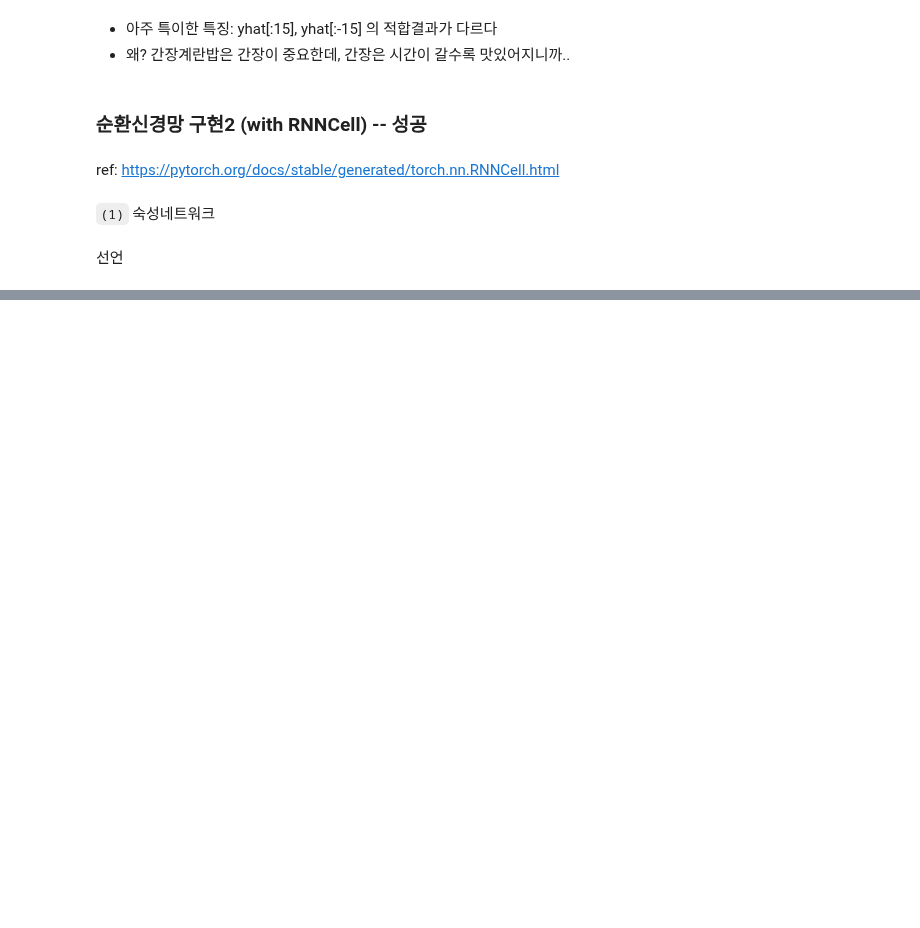
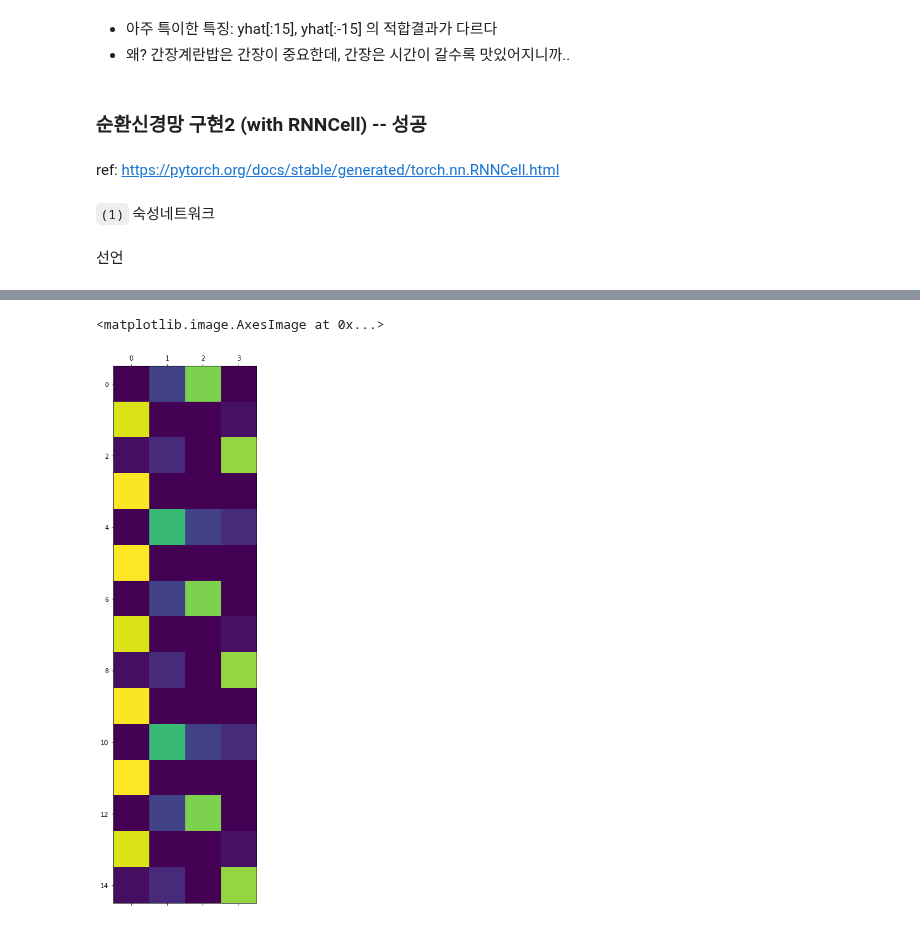
Before and after one commit to guebin/DL2022_backup, a Jupyter notebook: _notebooks/2022-11-08-(10주차) 11월8일.ipynb, the cells around one changed output, grey strips where cells are left out. Cells and saved outputs as stored; diff of their text form; code cells hidden in the pictures; blank space fills up the shorter version.

```diff
--- a/_notebooks/2022-11-08-(10주차) 11월8일.ipynb
+++ b/_notebooks/2022-11-08-(10주차) 11월8일.ipynb
@@ -415,0 +558,3 @@ torch.nn.RNN(4,2)를 이용하여 구현하자.
+# %%
+loss_fn = torch.nn.CrossEntropyLoss()
+optimizr = torch.optim.Adam(list(rnncell.parameters())+list(cook.parameters()))
@@ -415,0 +563,16 @@ torch.nn.RNN(4,2)를 이용하여 구현하자.
+# %%
+T = len(x)
+for epoc in range(5000):
+    ## 1~2
+    loss = 0
+    ht = torch.zeros(1,2)
+    for t in range(T):
+        xt,yt = x[[t]], y[[t]]
+        ht = rnncell(xt,ht)
+        ot = cook(ht)
+        loss = loss + loss_fn(ot,yt)
+    ## 3
+    loss.backward()
+    ## 4
+    optimizr.step()
+    optimizr.zero_grad()
@@ -415,0 +581,10 @@ torch.nn.RNN(4,2)를 이용하여 구현하자.
+# %%
+T = len(x)
+hidden = torch.zeros(T,2) # 599년치 h를 담을 변수
+_water = torch.zeros(1,2) # 맹물
+hidden[[0]] = rnncell(x[[0]],_water)
+for t in range(1,T):
+    hidden[[t]] = rnncell(x[[t]],hidden[[t-1]])
+# %%
+yhat = soft(cook(hidden))
+yhat
@@ -415,0 +600,5 @@ torch.nn.RNN(4,2)를 이용하여 구현하자.
+# %%
+plt.matshow(yhat.data[-15:])
+# %% [output]
+<matplotlib.image.AxesImage at 0x...>
+[figure, added]
```
Also changed, not shown: parts of 68 cells of this notebook.
